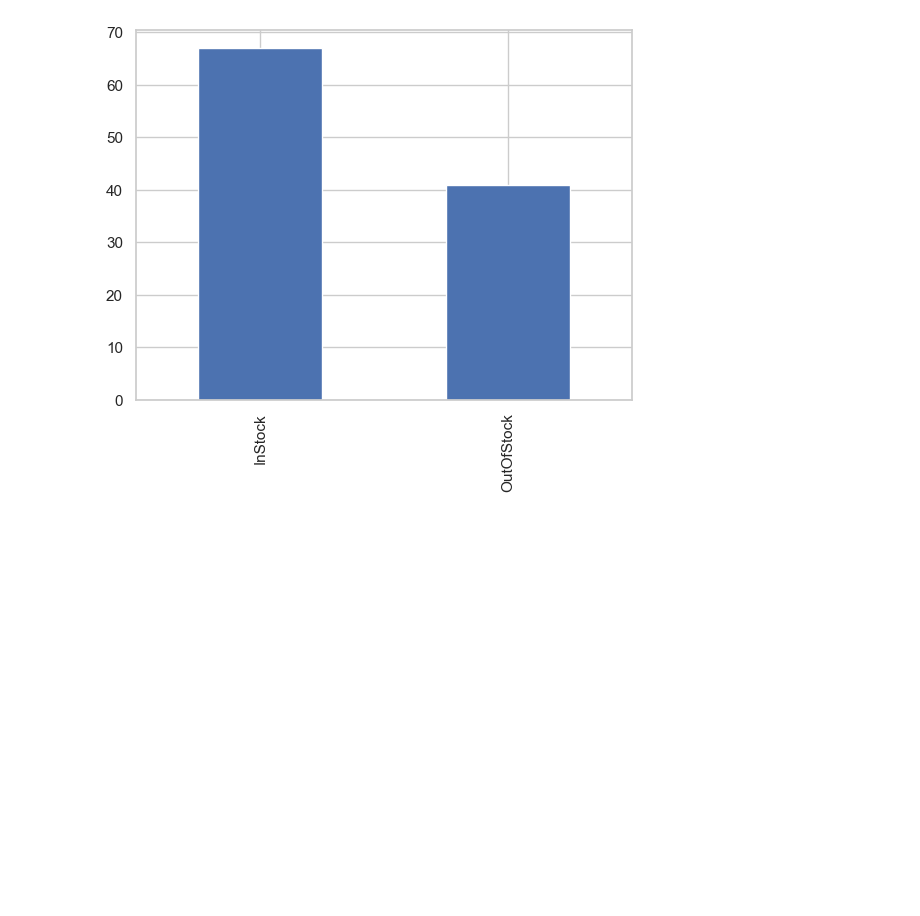
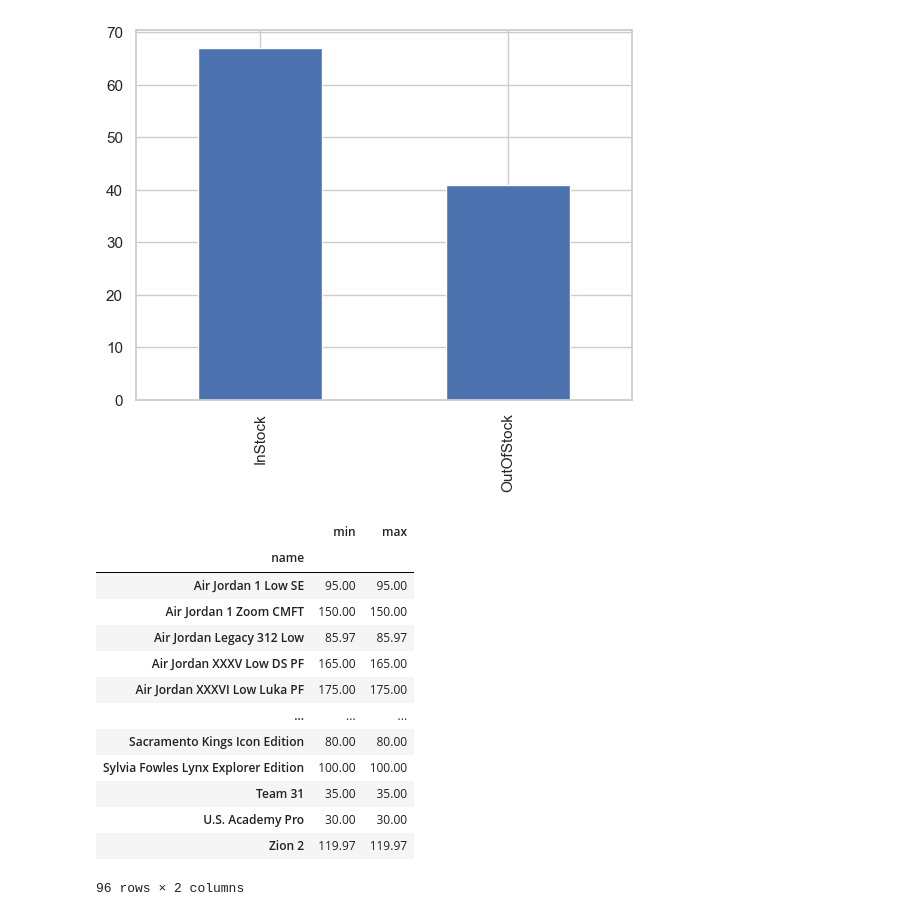
Before and after one commit to amalsalilan/Nike, a Jupyter notebook: Nike.ipynb, the cells around one changed output. Saved outputs shown, nothing was run; the diff lists cells and outputs as text; code cells hidden in the pictures; blank space fills up the shorter version.

```diff
--- a/Nike.ipynb
+++ b/Nike.ipynb
@@ -116,0 +115,17 @@ data
+# %%
+df.groupby(df['name']).price.agg([min,max])
+# %% [output]
+|  | min | max |
+| name |  |  |
+| Air Jordan 1 Low SE | 95.00 | 95.00 |
+| Air Jordan 1 Zoom CMFT | 150.00 | 150.00 |
+| Air Jordan Legacy 312 Low | 85.97 | 85.97 |
+| Air Jordan XXXV Low DS PF | 165.00 | 165.00 |
+| Air Jordan XXXVI Low Luka PF | 175.00 | 175.00 |
+| ... | ... | ... |
+| Sacramento Kings Icon Edition | 80.00 | 80.00 |
+| Sylvia Fowles Lynx Explorer Edition | 100.00 | 100.00 |
+| Team 31 | 35.00 | 35.00 |
+| U.S. Academy Pro | 30.00 | 30.00 |
+| Zion 2 | 119.97 | 119.97 |
+96 rows × 2 columns
```
Also changed, not shown: parts of 7 cells of this notebook.
